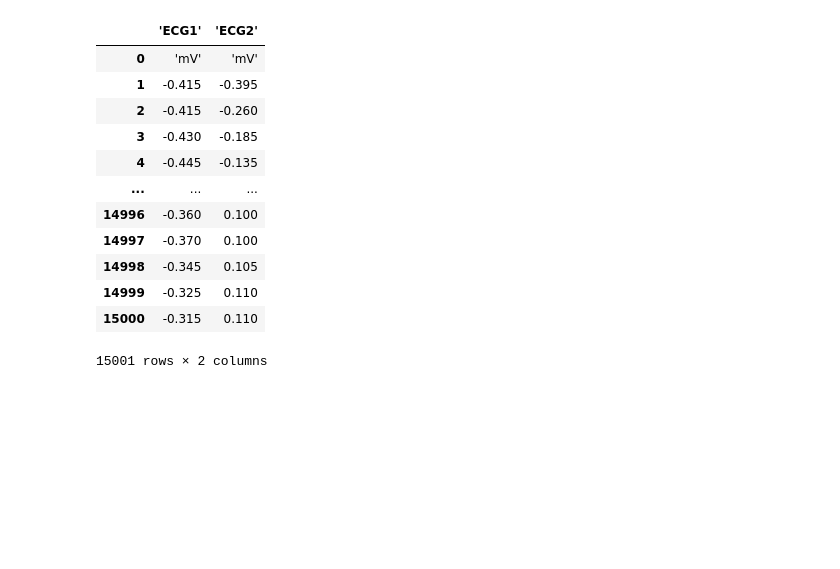
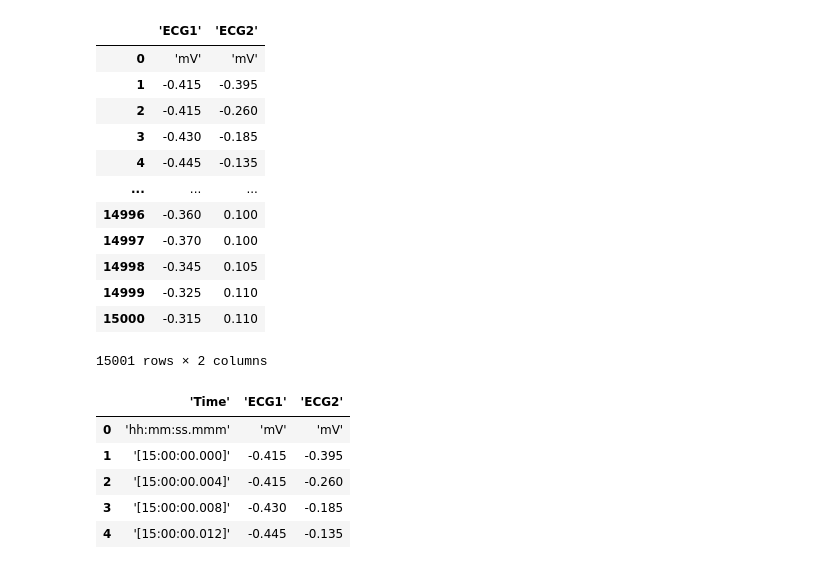
Before and after one commit to latif778866/transfer, a Jupyter notebook: Data Frame.ipynb, the cells around one changed output. Drawn from its saved outputs; the diff is of its cells as text; code cells hidden in the pictures; blank space fills up the shorter version.

```diff
--- a/Data Frame.ipynb
+++ b/Data Frame.ipynb
@@ -242,3 +245,16 @@ df9
 | 14999 | -0.325 | 0.110 |
 | 15000 | -0.315 | 0.110 |
 15001 rows × 2 columns
+# %%
+#Viewing the first 5 rows:
+
+import pandas as pd
+df9=pd.read_csv(r'C:\Users\acer\Desktop\samples.csv')
+df9.head()
+# %% [output]
+|  | 'Time' | 'ECG1' | 'ECG2' |
+| 0 | 'hh:mm:ss.mmm' | 'mV' | 'mV' |
+| 1 | '[15:00:00.000]' | -0.415 | -0.395 |
+| 2 | '[15:00:00.004]' | -0.415 | -0.260 |
+| 3 | '[15:00:00.008]' | -0.430 | -0.185 |
+| 4 | '[15:00:00.012]' | -0.445 | -0.135 |
```
Also changed, not shown: parts of 26 cells of this notebook, 4 other files.
